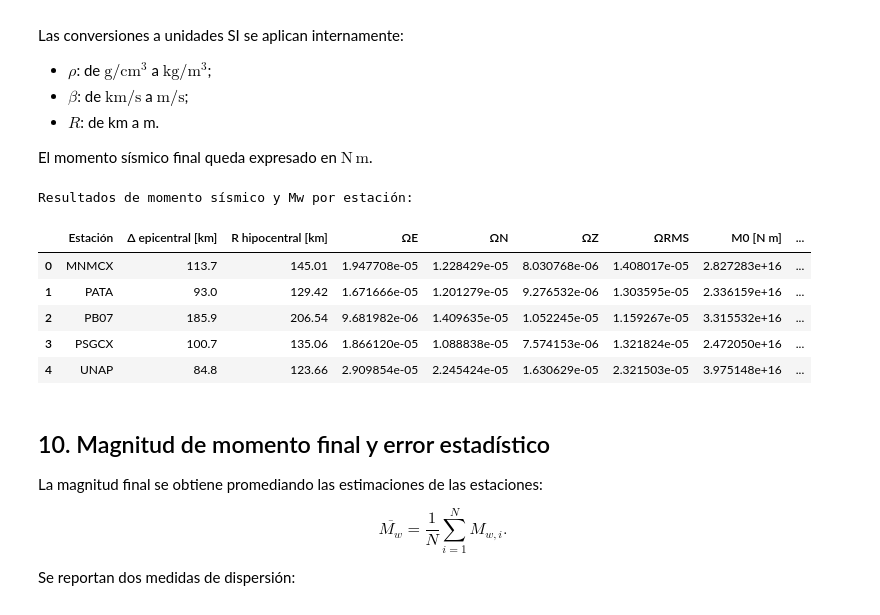
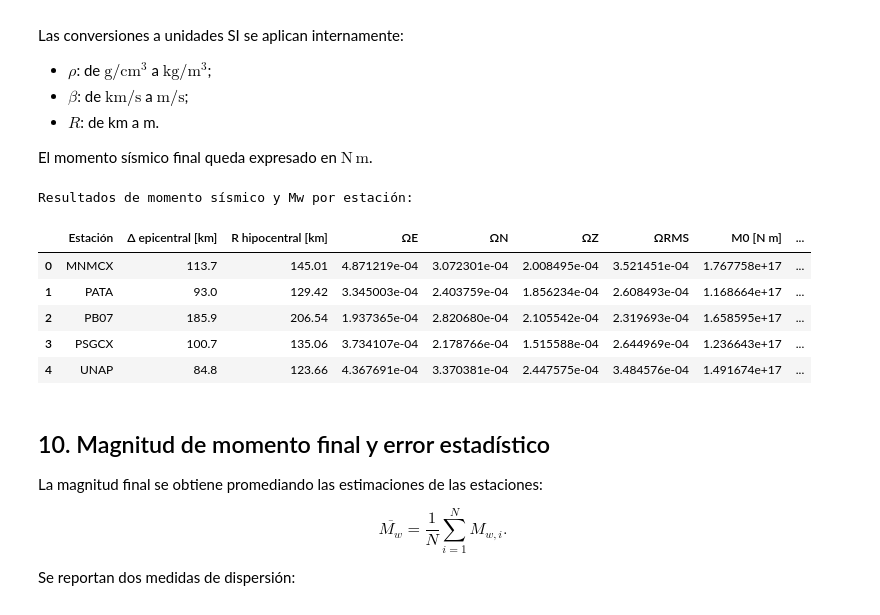
Before and after one commit to KenethGarcia/AGCID2026_DIS_UChile, a Jupyter notebook: Week3/Calculo_Mw.ipynb, the cells around one changed output. Saved outputs shown, nothing was run; the diff lists cells and outputs as text; code cells hidden in the pictures.

```diff
--- a/Week3/Calculo_Mw.ipynb
+++ b/Week3/Calculo_Mw.ipynb
@@ -671,8 +669,8 @@ def espectro_desplazamiento_guia(t, u):
         u,
         type="linear"
     )
-
-    espectro_complejo = np.fft.rfft(u_detrend) / n
+    espectro_complejo = np.fft.rfft(u_detrend) * dt
+    #espectro_complejo = np.fft.rfft(u_detrend) / n
     frecuencias = np.fft.rfftfreq(n, d=dt)
 
     amplitud = np.abs(espectro_complejo)
@@ -720,7 +718,7 @@ Para esto se presentan dos paneles:
 
 La franja gris del segundo panel corresponde a la banda de frecuencias escogida para el plateau. Cada línea discontinua representa el valor promedio de amplitud espectral calculado dentro de dicha banda.
 # %%
-ESTACION_EJEMPLO = "PB07"
+ESTACION_EJEMPLO = "UNAP"
 
 config = seleccion_s[ESTACION_EJEMPLO]
 
@@ -1148,15 +1146,13 @@ def calcular_momento_y_mw(
     )
 
     M0_Nm = (
-        4.0
-        * np.pi
-        * rho_kg_m3
-        * beta_m_s**3
-        * R_m
-        * V
-        * omega_rms
-        / R_s
-    )
+    4.0
+    * np.pi
+    * rho_kg_m3
+    * beta_m_s**3
+    * R_m
+    * omega_rms
+    / (V * R_s))
 
     Mw = (
         (2.0 / 3.0)
@@ -1200,38 +1196,38 @@ tabla_mw_estaciones = pd.DataFrame(
     filas_resultados_mw
 ).sort_values(
     "Estación"
 ).reset_index(drop=True)
 
 tabla_mw_mostrar = tabla_mw_estaciones.copy()
 
 for columna in ["ΩE", "ΩN", "ΩZ", "ΩRMS", "M0 [N m]"]:
     tabla_mw_mostrar[columna] = (
         tabla_mw_mostrar[columna]
         .map(lambda x: f"{x:.6e}")
     )
 
 for columna in [
     "Δ epicentral [km]",
     "R hipocentral [km]"
 ]:
     tabla_mw_mostrar[columna] = (
         tabla_mw_mostrar[columna].round(2)
     )
 
 tabla_mw_mostrar["Mw estación"] = (
     tabla_mw_mostrar["Mw estación"].round(3)
 )
 
 print("Resultados de momento sísmico y Mw por estación:")
 display(tabla_mw_mostrar)
 # %% [output]
 Resultados de momento sísmico y Mw por estación:
 |  | Estación | Δ epicentral [km] | R hipocentral [km] | ΩE | ΩN | ΩZ | ΩRMS | M0 [N m] | ... |
-| 0 | MNMCX | 113.7 | 145.01 | 1.947708e-05 | 1.228429e-05 | 8.030768e-06 | 1.408017e-05 | 2.827283e+16 | ... |
-| 1 | PATA | 93.0 | 129.42 | 1.671666e-05 | 1.201279e-05 | 9.276532e-06 | 1.303595e-05 | 2.336159e+16 | ... |
-| 2 | PB07 | 185.9 | 206.54 | 9.681982e-06 | 1.409635e-05 | 1.052245e-05 | 1.159267e-05 | 3.315532e+16 | ... |
-| 3 | PSGCX | 100.7 | 135.06 | 1.866120e-05 | 1.088838e-05 | 7.574153e-06 | 1.321824e-05 | 2.472050e+16 | ... |
-| 4 | UNAP | 84.8 | 123.66 | 2.909854e-05 | 2.245424e-05 | 1.630629e-05 | 2.321503e-05 | 3.975148e+16 | ... |
+| 0 | MNMCX | 113.7 | 145.01 | 4.871219e-04 | 3.072301e-04 | 2.008495e-04 | 3.521451e-04 | 1.767758e+17 | ... |
+| 1 | PATA | 93.0 | 129.42 | 3.345003e-04 | 2.403759e-04 | 1.856234e-04 | 2.608493e-04 | 1.168664e+17 | ... |
+| 2 | PB07 | 185.9 | 206.54 | 1.937365e-04 | 2.820680e-04 | 2.105542e-04 | 2.319693e-04 | 1.658595e+17 | ... |
+| 3 | PSGCX | 100.7 | 135.06 | 3.734107e-04 | 2.178766e-04 | 1.515588e-04 | 2.644969e-04 | 1.236643e+17 | ... |
+| 4 | UNAP | 84.8 | 123.66 | 4.367691e-04 | 3.370381e-04 | 2.447575e-04 | 3.484576e-04 | 1.491674e+17 | ... |
 # %% [markdown]
 ## 10. Magnitud de momento final y error estadístico
 
```
Also changed, not shown: parts of 4 cells of this notebook.
